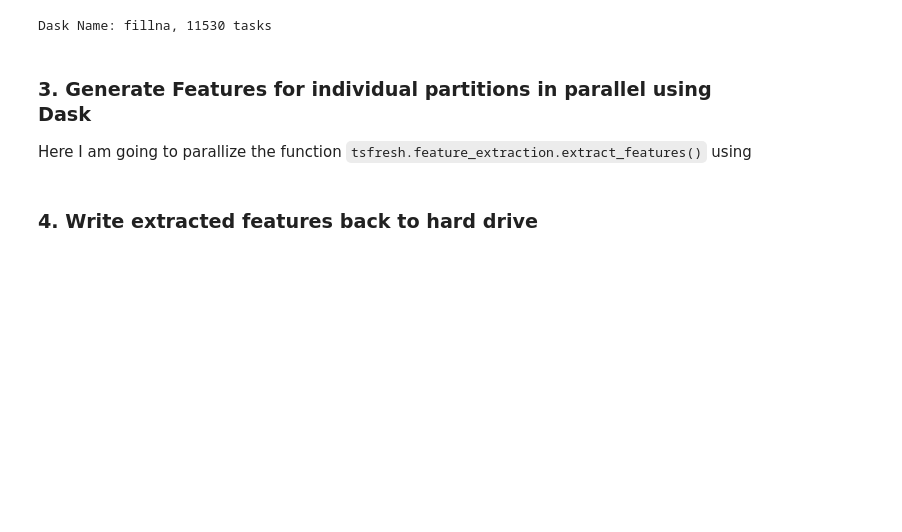
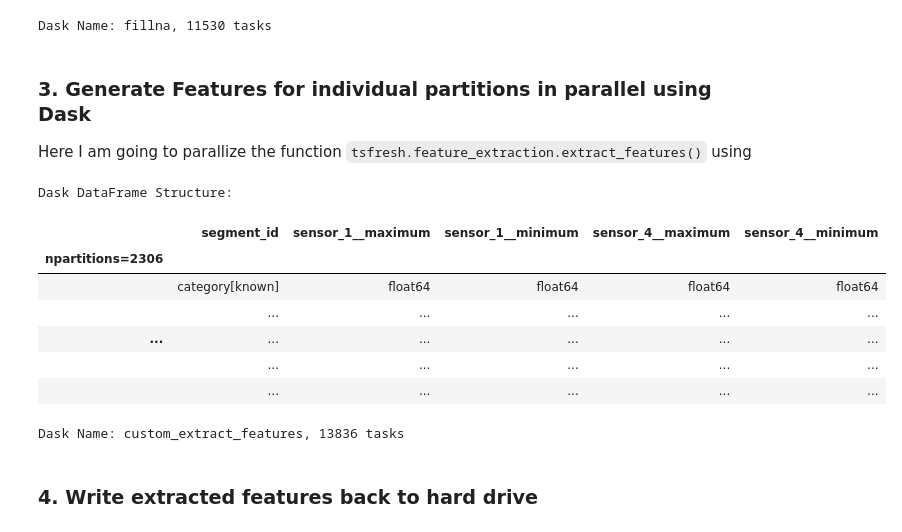
Before and after one commit to arnabbiswas1/feature_engineering_with_tsfresh_and_dask, a Jupyter notebook: notebooks/3_fe_on_large_data_dask.ipynb, the cells around one changed output. Cells and saved outputs as stored; diff of their text form; code cells hidden in the pictures; blank space fills up the shorter version.

Commit message:
Including the output for dask notebook

```diff
--- a/notebooks/3_fe_on_large_data_dask.ipynb
+++ b/notebooks/3_fe_on_large_data_dask.ipynb
@@ -294,6 +294,18 @@ ddf_features = ddf.map_partitions(custom_extract_features,
                                   column_id='segment_id',
                                   column_sort='time',
                                   default_fc_parameters=my_fc)
+# %%
+ddf_features
+# %% [output]
+Dask DataFrame Structure:
+|  | segment_id | sensor_1__maximum | sensor_1__minimum | sensor_4__maximum | sensor_4__minimum |
+| npartitions=2306 |  |  |  |  |  |
+|  | category[known] | float64 | float64 | float64 | float64 |
+|  | ... | ... | ... | ... | ... |
+| ... | ... | ... | ... | ... | ... |
+|  | ... | ... | ... | ... | ... |
+|  | ... | ... | ... | ... | ... |
+Dask Name: custom_extract_features, 13836 tasks
 # %% [markdown]
 ### 4. Write extracted features back to hard drive
 # %%
```
Also changed, not shown: parts of 2 cells of this notebook.
